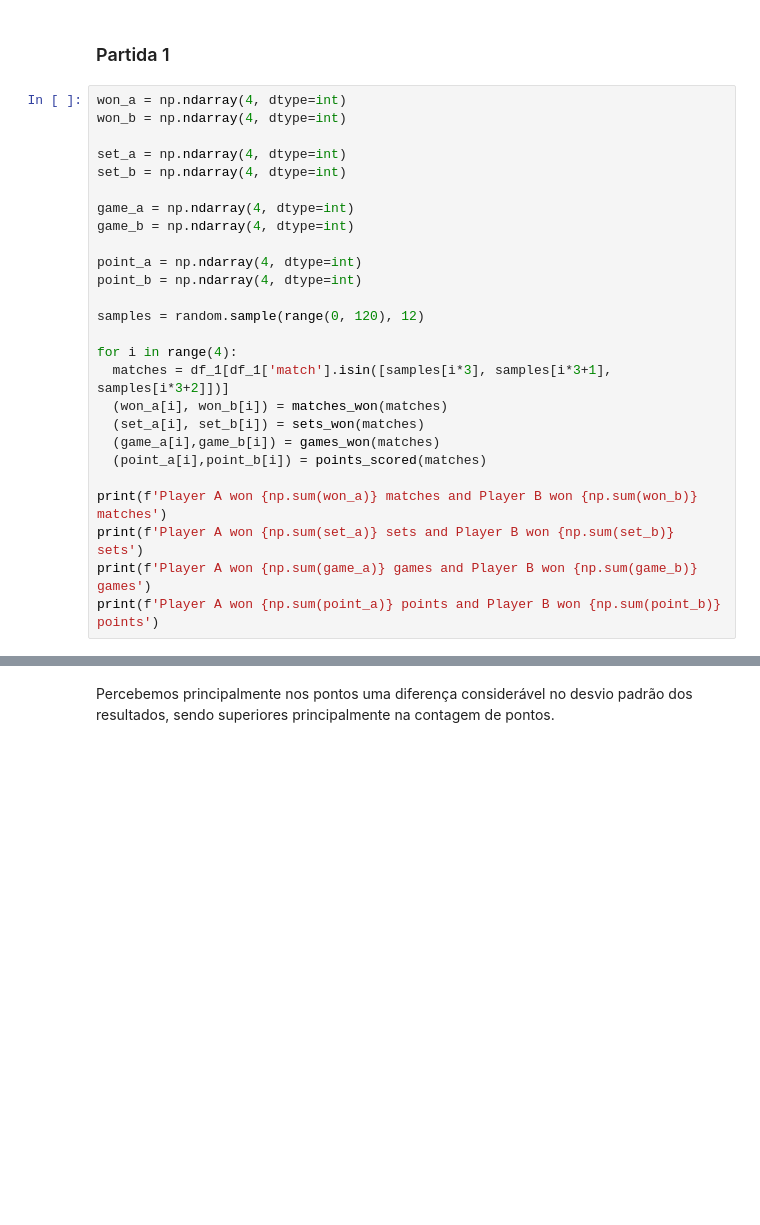
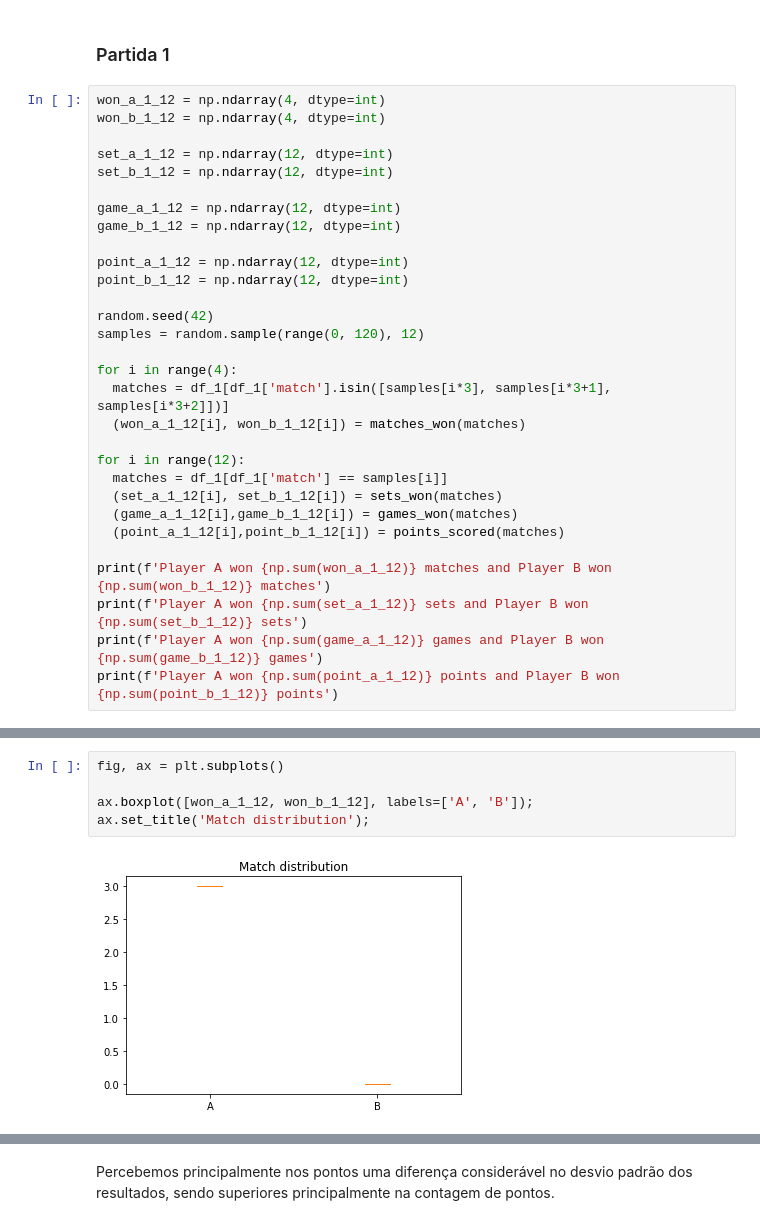
Before and after one commit to Joao-Luz/markov_tennis, a Jupyter notebook: trab.ipynb, the cells around one changed output, grey strips where cells are left out. Saved outputs shown, nothing was run; the diff lists cells and outputs as text; blank space fills up the shorter version.

```diff
--- a/trab.ipynb
+++ b/trab.ipynb
@@ -357,31 +406,35 @@ Realizaremos agora análises com apenas 12 amostras, com o intuito de observar c
 # %% [markdown]
 ### Partida 1
 # %%
-won_a = np.ndarray(4, dtype=int)
-won_b = np.ndarray(4, dtype=int)
+won_a_1_12 = np.ndarray(4, dtype=int)
+won_b_1_12 = np.ndarray(4, dtype=int)
 
-set_a = np.ndarray(4, dtype=int)
-set_b = np.ndarray(4, dtype=int)
+set_a_1_12 = np.ndarray(12, dtype=int)
+set_b_1_12 = np.ndarray(12, dtype=int)
 
-game_a = np.ndarray(4, dtype=int)
-game_b = np.ndarray(4, dtype=int)
+game_a_1_12 = np.ndarray(12, dtype=int)
+game_b_1_12 = np.ndarray(12, dtype=int)
 
-point_a = np.ndarray(4, dtype=int)
-point_b = np.ndarray(4, dtype=int)
+point_a_1_12 = np.ndarray(12, dtype=int)
+point_b_1_12 = np.ndarray(12, dtype=int)
 
+random.seed(42)
 samples = random.sample(range(0, 120), 12)
 
 for i in range(4):
   matches = df_1[df_1['match'].isin([samples[i*3], samples[i*3+1], samples[i*3+2]])]
-  (won_a[i], won_b[i]) = matches_won(matches)
-  (set_a[i], set_b[i]) = sets_won(matches)
-  (game_a[i],game_b[i]) = games_won(matches)
-  (point_a[i],point_b[i]) = points_scored(matches)
+  (won_a_1_12[i], won_b_1_12[i]) = matches_won(matches)
 
-print(f'Player A won {np.sum(won_a)} matches and Player B won {np.sum(won_b)} matches')
-print(f'Player A won {np.sum(set_a)} sets and Player B won {np.sum(set_b)} sets')
-print(f'Player A won {np.sum(game_a)} games and Player B won {np.sum(game_b)} games')
-print(f'Player A won {np.sum(point_a)} points and Player B won {np.sum(point_b)} points')
+for i in range(12):
+  matches = df_1[df_1['match'] == samples[i]]
+  (set_a_1_12[i], set_b_1_12[i]) = sets_won(matches)
+  (game_a_1_12[i],game_b_1_12[i]) = games_won(matches)
+  (point_a_1_12[i],point_b_1_12[i]) = points_scored(matches)
+
+print(f'Player A won {np.sum(won_a_1_12)} matches and Player B won {np.sum(won_b_1_12)} matches')
+print(f'Player A won {np.sum(set_a_1_12)} sets and Player B won {np.sum(set_b_1_12)} sets')
+print(f'Player A won {np.sum(game_a_1_12)} games and Player B won {np.sum(game_b_1_12)} games')
+print(f'Player A won {np.sum(point_a_1_12)} points and Player B won {np.sum(point_b_1_12)} points')
 # %% [output]
 Player A won 12 matches and Player B won 0 matches
 Player A won 24 sets and Player B won 0 sets
@@ -398 +461,8 @@ B's standard deviation: 0.0000
+# %%
+fig, ax = plt.subplots()
+
+ax.boxplot([won_a_1_12, won_b_1_12], labels=['A', 'B']);
+ax.set_title('Match distribution');
+# %% [output]
+[figure, added]
 # %%
```
Also changed, not shown: parts of 36 cells of this notebook, 1 other file.
